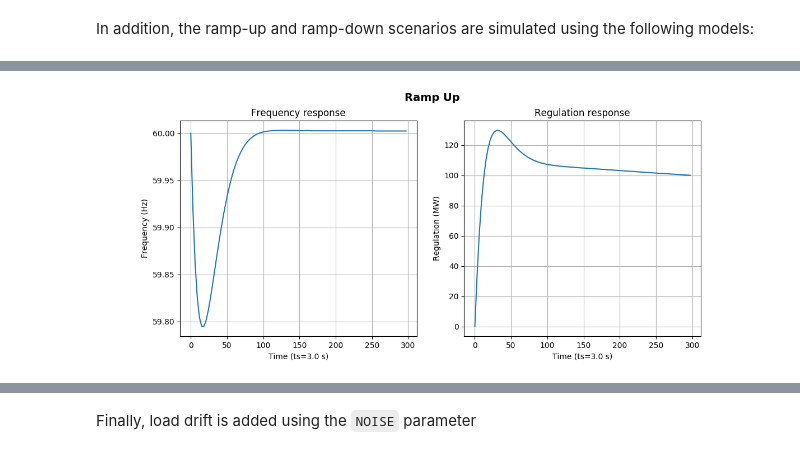
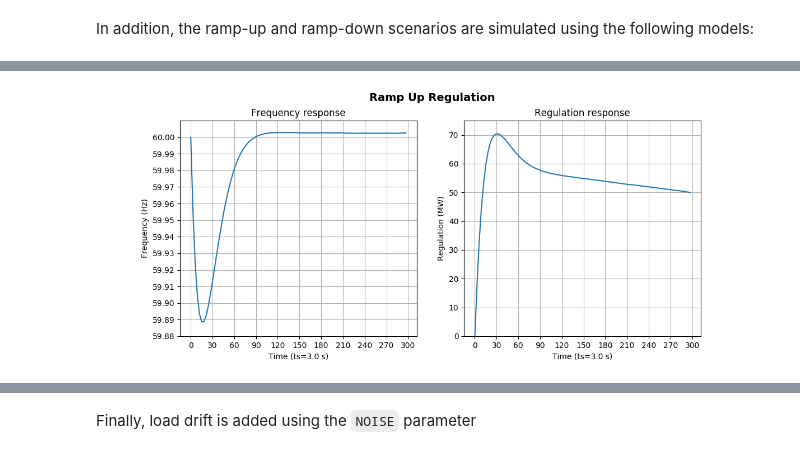
Before and after one commit to slacgismo/TESS, a Jupyter notebook: analysis/stability/TESS Stability Analysis.ipynb, the cells around one changed output, grey strips where cells are left out. Cells and saved outputs as stored; diff of their text form; code cells hidden in the pictures.

```diff
--- a/analysis/stability/TESS Stability Analysis.ipynb
+++ b/analysis/stability/TESS Stability Analysis.ipynb
@@ -55,7 +55,7 @@ In addition, the ramp-up and ramp-down scenarios are simulated using the followi
 # %%
 !cat ramp_up.glm
 !gridlabd ramp_up.glm
-Image("png/ramp_up.png")
+Image("regulation/ramp_up.png")
 # %% [output]
 // TESS system response to 100MW loss of generation under +100MW/h ramp
 
@@ -63,5 +64,5 @@ Image("png/ramp_up.png")
 #include "system.glm"
-[figure, old version]
+[figure, new version]
 # %%
 !cat ramp_down.glm
 !gridlabd ramp_down.glm
```
Also changed, not shown: parts of 7 cells of this notebook, 2 other files.
